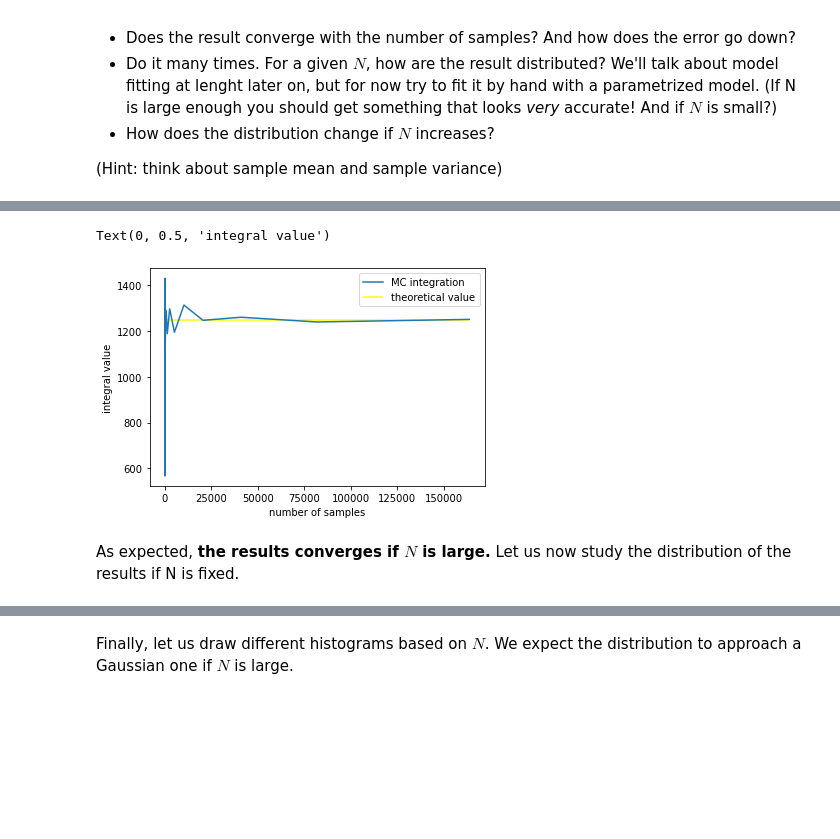
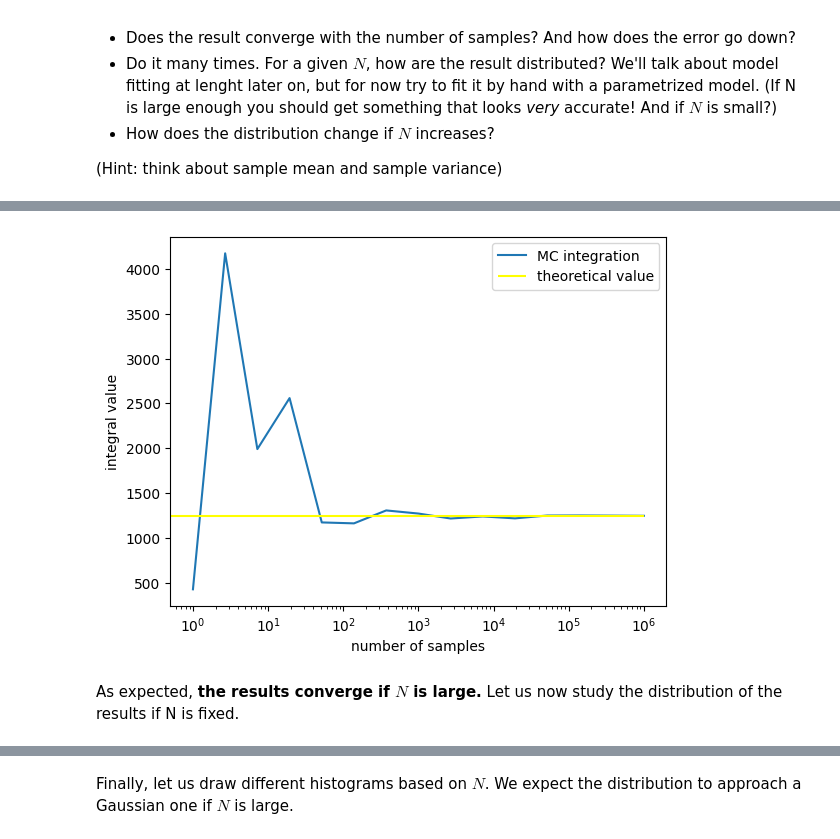
Before and after one commit to lisam10/astrostatistics_bicocca_2024, a Jupyter notebook: working/W03_MCintegration.ipynb, the cells around one changed output, grey strips where cells are left out. Cells and saved outputs as stored; diff of their text form; code cells hidden in the pictures; blank space fills up the shorter version.

```diff
--- a/working/W03_MCintegration.ipynb
+++ b/working/W03_MCintegration.ipynb
@@ -35,18 +35,18 @@ sigma = 5
 #sampling the gaussian distribution but taking only positive values
 xi = np.absolute(np.random.normal (mean, sigma, sample_n))
 
-#printing our sample values: it's half a gaussian!
+#plotting our sample values: it's half a gaussian!
 plt.hist(xi, histtype='step')
 plt.xlabel('x')
 plt.title('Folded normal distribution')
 
 def cube(x):
-    return np.power(x, 3)
+    return x**3
 
 #multiplying our results by the normalization
 integral = (np.sqrt(2 * np.pi) * sigma) * np.mean(cube(xi)) * 0.5
 
 #the theoretical value
-theor_integral = 2 * np.power(sigma, 4)
+theor_integral = 2 * sigma**4
 print('MC integration result:', integral, "\t Theoretical value:", theor_integral)
 # %% [output]
@@ -57,31 +57,31 @@ Now we can do it changing the number of samples to see how the result changes de
 # %%
 #doing it again but changing sample_n
 sample_n = 10
 
 #number of time we increase sample_n
 runs_n = 15
 
 def MC_integration (sample, mean, sigma):
     x = np.absolute(np.random.normal (mean, sigma, sample))
     return (np.sqrt(2 * np.pi) * sigma) * np.mean(cube(x)) * 0.5
 
 int_results = np.empty(runs_n)
-samples = []
+samples = np.logspace(0, 6, runs_n)
 
 for i in range(runs_n):
-    samples.append (sample_n * np.power(2, i))
-    int_results[i] = MC_integration (samples[i], mean, sigma)
+    int_results[i] = MC_integration (int(samples[i]), mean, sigma)
 
 plt.plot(samples, int_results, label = 'MC integration')
-plt.hlines(2 * np.power(sigma, 4), 0, samples[runs_n - 1], 'yellow', label = 'theoretical value')
+plt.hlines(2 * sigma**4, 0, samples[runs_n - 1], 'yellow', label = 'theoretical value')
 plt.legend()
 plt.xlabel('number of samples')
 plt.ylabel('integral value')
+plt.semilogx()
+plt.show()
 # %% [output]
-Text(0, 0.5, 'integral value')
-[figure, old version]
+[figure, new version]
 # %% [markdown]
-As expected, **the results converges if $N$ is large.** Let us now study the distribution of the results if N is fixed.
+As expected, **the results converge if $N$ is large.** Let us now study the distribution of the results if N is fixed.
 # %%
 sample_n = 10000 #number of samples for each run
 results_n = 1000 #number of integration results, plotted in the histogram
```
Also changed, not shown: parts of 6 cells of this notebook.
